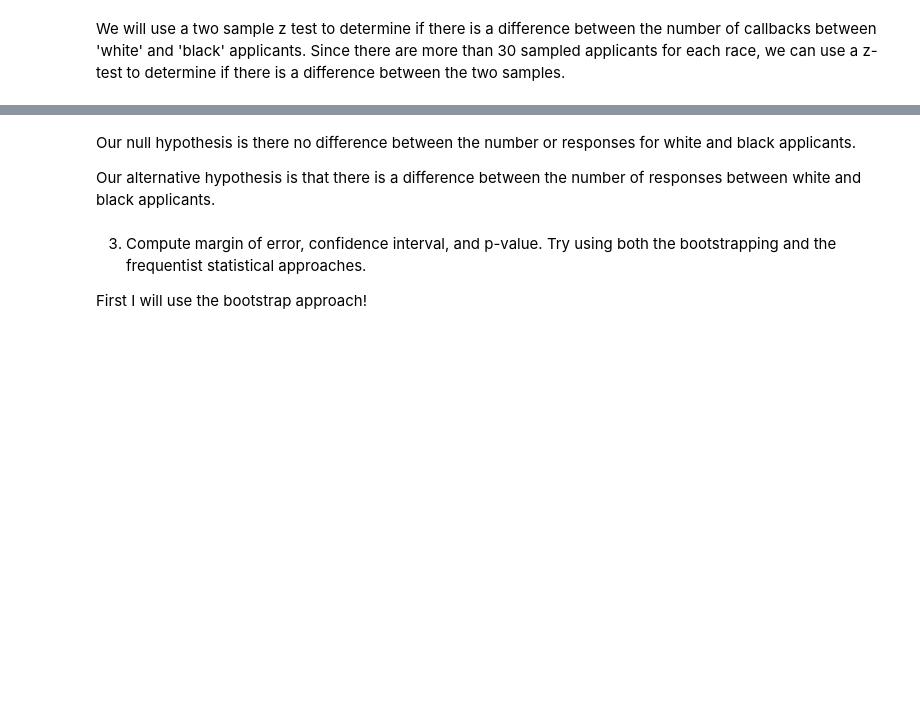
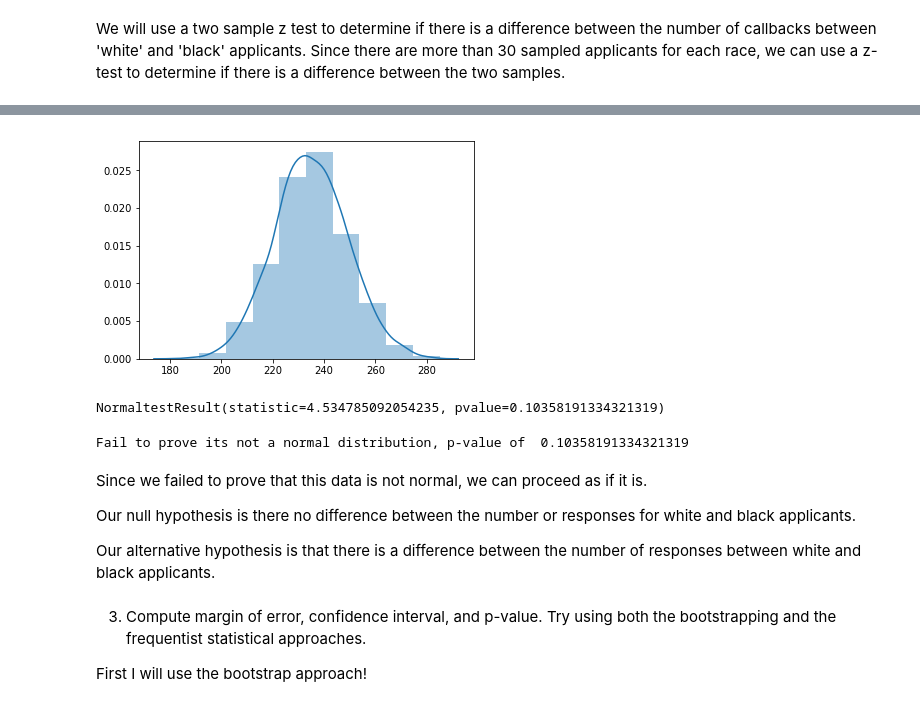
Before and after one commit to ggrahambaker/springboard, a Jupyter notebook: stats_projects/EDA_racial_discrimination/sliderule_dsi_inferential_statistics_exercise_2.ipynb, the cells around one changed output, grey strips where cells are left out. Saved outputs shown, nothing was run; the diff lists cells and outputs as text; code cells hidden in the pictures; blank space fills up the shorter version.

```diff
--- a/stats_projects/EDA_racial_discrimination/sliderule_dsi_inferential_statistics_exercise_2.ipynb
+++ b/stats_projects/EDA_racial_discrimination/sliderule_dsi_inferential_statistics_exercise_2.ipynb
@@ -86,4 +87,27 @@ Not normal distribution, p-value of  0.016550222601503833
+# %%
+w_applicants = data[data.race == 'w']
+bs_w_applicant = draw_bs_samples(w_applicants.call, np.sum, 10000)
+
+_ = sns.distplot(bs_w_applicant, hist=True, bins=10)
+# %% [output]
+[figure, added]
+# %%
+p_w = stats.normaltest(bs_w_applicant)
+
+p_w
+# %% [output]
+NormaltestResult(statistic=4.534785092054235, pvalue=0.10358191334321319)
+# %%
+if(p_w.pvalue <= 0.05):
+    print("Not normal distribution, p-value of ", p_w.pvalue)
+else:
+    print('Fail to prove its not a normal distribution, p-value of ', p_w.pvalue)
+# %% [output]
+Fail to prove its not a normal distribution, p-value of  0.10358191334321319
 # %% [markdown]
+Since we failed to prove that this data is not normal, we can proceed as if it is.
+
+
 Our null hypothesis is there no difference between the number or responses for white and black applicants.
 
 Our alternative hypothesis is that there is a difference between the number of responses between white and black applicants.
```
Also changed, not shown: parts of 13 cells of this notebook.
